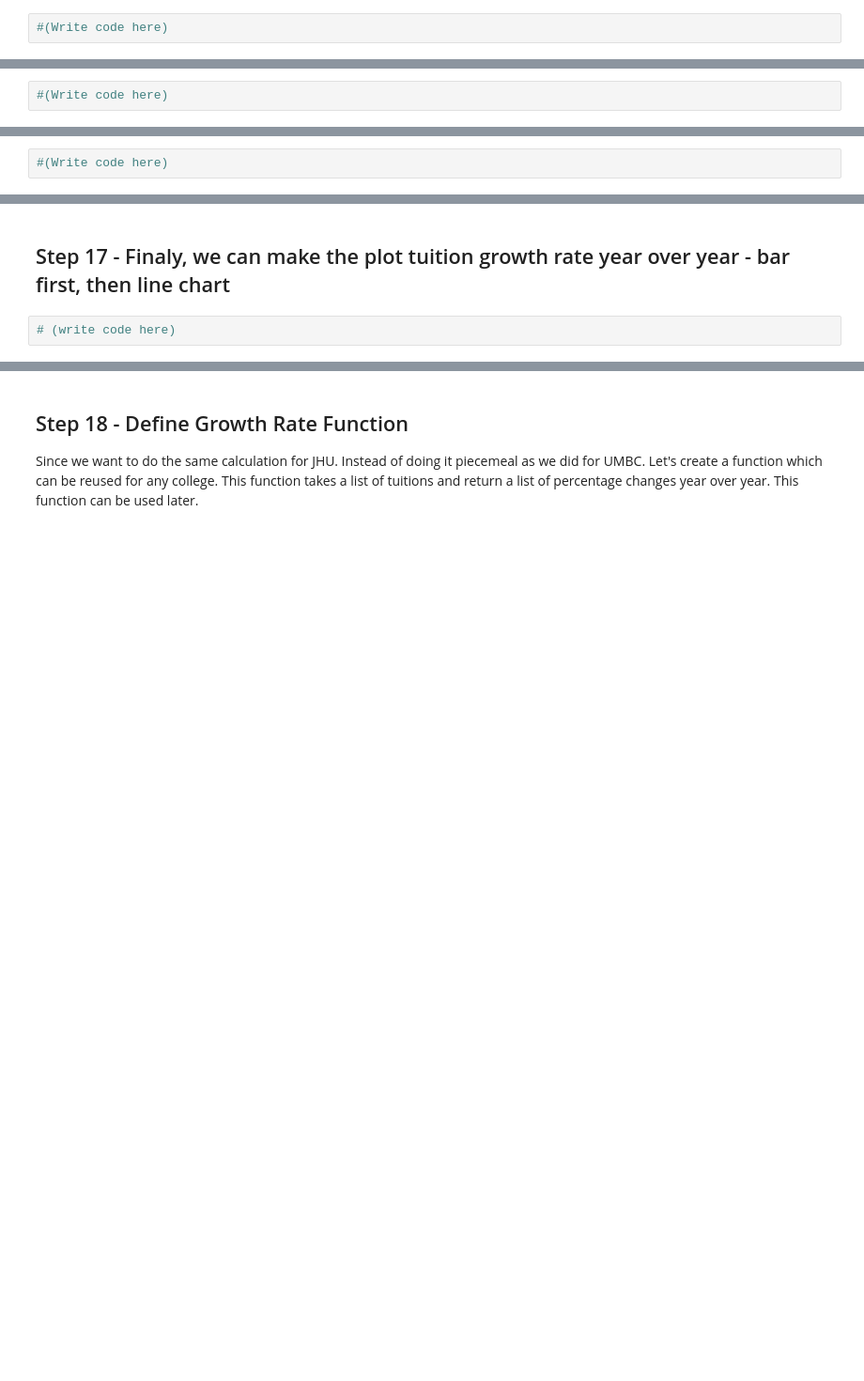
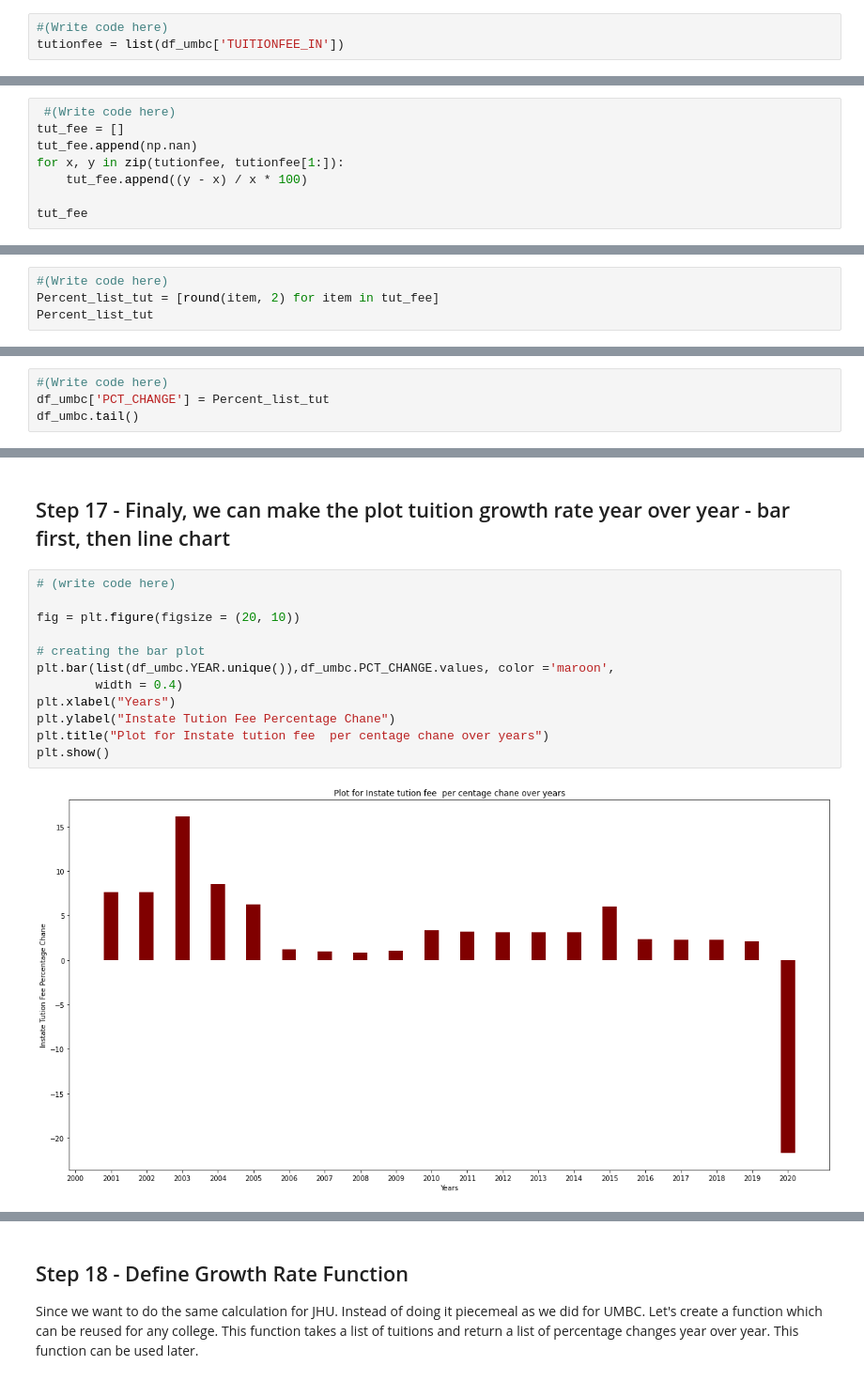
Before and after one commit to GunduSriBhanu/data690_fall2022, a Jupyter notebook: assignment_06/assignment_06.ipynb, the cells around one changed output, grey strips where cells are left out. Shown: that part at 94% size. Cells and saved outputs as stored; diff of their text form; blank space fills up the shorter version.

```diff
--- a/assignment_06/assignment_06.ipynb
+++ b/assignment_06/assignment_06.ipynb
@@ -146,6 +329,7 @@ For example, # of observations, varibles, head, tail, sample, missing values, st
 Now let's look at the tuition growth rate year over year. We need to calculate UMBC tuition change percentage each year. First convert the TUITIONFEE_IN column to a Python List
 # %%
 #(Write code here)
+tutionfee = list(df_umbc['TUITIONFEE_IN'])
 # %% [markdown]
 ## Step 14 - Loop through the list and calculate the % change each year over the prior year
 
@@ -154,0 +337,8 @@ This takes some effort. Not hard, just some abstract/logical thinking and some e
+# %%
+ #(Write code here)
+tut_fee = []
+tut_fee.append(np.nan)
+for x, y in zip(tutionfee, tutionfee[1:]):
+    tut_fee.append((y - x) / x * 100)
+
+tut_fee
@@ -158,3 +366,5 @@ This takes some effort. Not hard, just some abstract/logical thinking and some e
 The resulting number has many decimal points which are unnecessary and not visually appealing. You can use for loop. Or better, use list comprehension for simplicity/brevity.
 # %%
 #(Write code here)
+Percent_list_tut = [round(item, 2) for item in tut_fee]
+Percent_list_tut
@@ -164,3 +392,5 @@ The resulting number has many decimal points which are unnecessary and not visua
 Not as hard as you may think. If you get stuck, you think too hard. Google it and you will find the answer.
 # %%
 #(Write code here)
+df_umbc['PCT_CHANGE'] = Percent_list_tut
+df_umbc.tail()
@@ -167,4 +408,16 @@ Not as hard as you may think. If you get stuck, you think too hard. Google it an
 # %% [markdown]
 ## Step 17 - Finaly, we can make the plot tuition growth rate year over year - bar first, then line chart
-# %%
-# (write code here)
+# %%
+# (write code here)
+
+fig = plt.figure(figsize = (20, 10))
+
+# creating the bar plot
+plt.bar(list(df_umbc.YEAR.unique()),df_umbc.PCT_CHANGE.values, color ='maroon',
+        width = 0.4)
+plt.xlabel("Years")
+plt.ylabel("Instate Tution Fee Percentage Chane")
+plt.title("Plot for Instate tution fee  per centage chane over years")
+plt.show()
+# %% [output]
+[figure, added]
```
Also changed, not shown: parts of 46 cells of this notebook.
